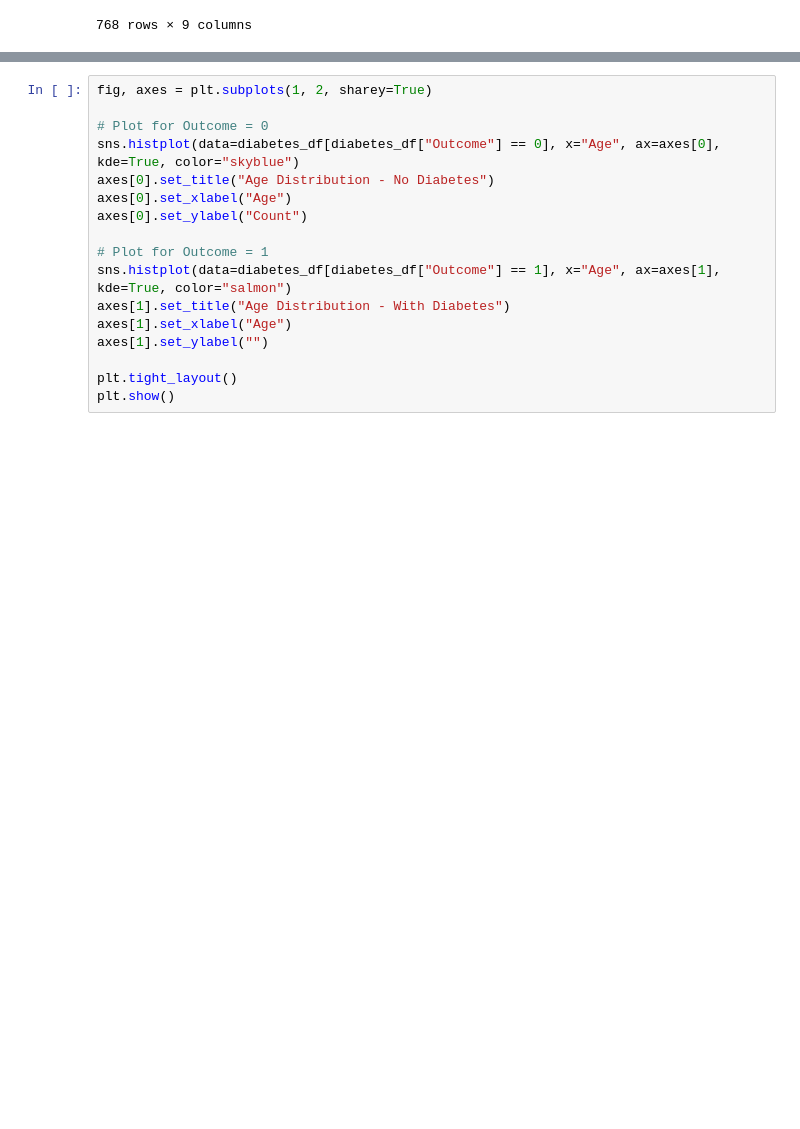
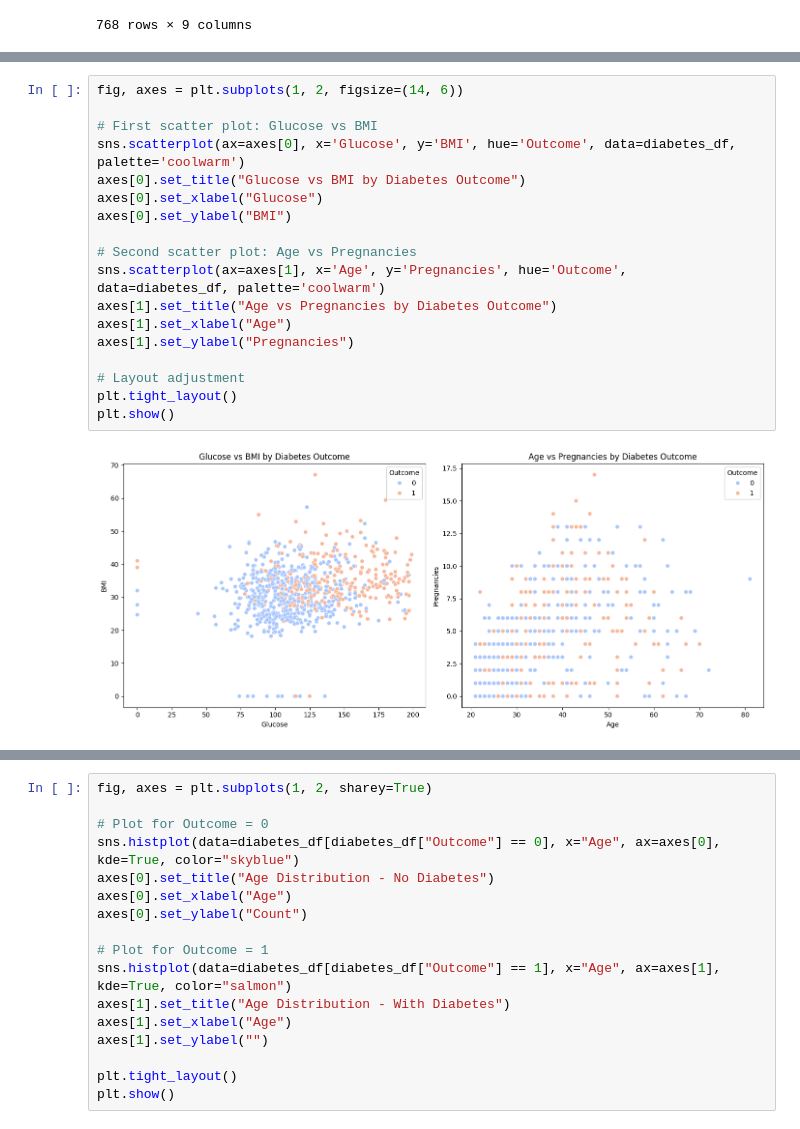
Before and after one commit to emmacionca/FinalProjectBiomedicalInformatics, a Jupyter notebook: I320M_FinalProject_PartialAnalysis.ipynb, the cells around one changed output, grey strips where cells are left out. Saved outputs shown, nothing was run; the diff lists cells and outputs as text; blank space fills up the shorter version.

```diff
--- a/I320M_FinalProject_PartialAnalysis.ipynb
+++ b/I320M_FinalProject_PartialAnalysis.ipynb
@@ -29,0 +72,20 @@ diabetes_df
+# %%
+fig, axes = plt.subplots(1, 2, figsize=(14, 6))
+
+# First scatter plot: Glucose vs BMI
+sns.scatterplot(ax=axes[0], x='Glucose', y='BMI', hue='Outcome', data=diabetes_df, palette='coolwarm')
+axes[0].set_title("Glucose vs BMI by Diabetes Outcome")
+axes[0].set_xlabel("Glucose")
+axes[0].set_ylabel("BMI")
+
+# Second scatter plot: Age vs Pregnancies
+sns.scatterplot(ax=axes[1], x='Age', y='Pregnancies', hue='Outcome', data=diabetes_df, palette='coolwarm')
+axes[1].set_title("Age vs Pregnancies by Diabetes Outcome")
+axes[1].set_xlabel("Age")
+axes[1].set_ylabel("Pregnancies")
+
+# Layout adjustment
+plt.tight_layout()
+plt.show()
+# %% [output]
+[figure, added]
```
Also changed, not shown: parts of 9 cells of this notebook.
